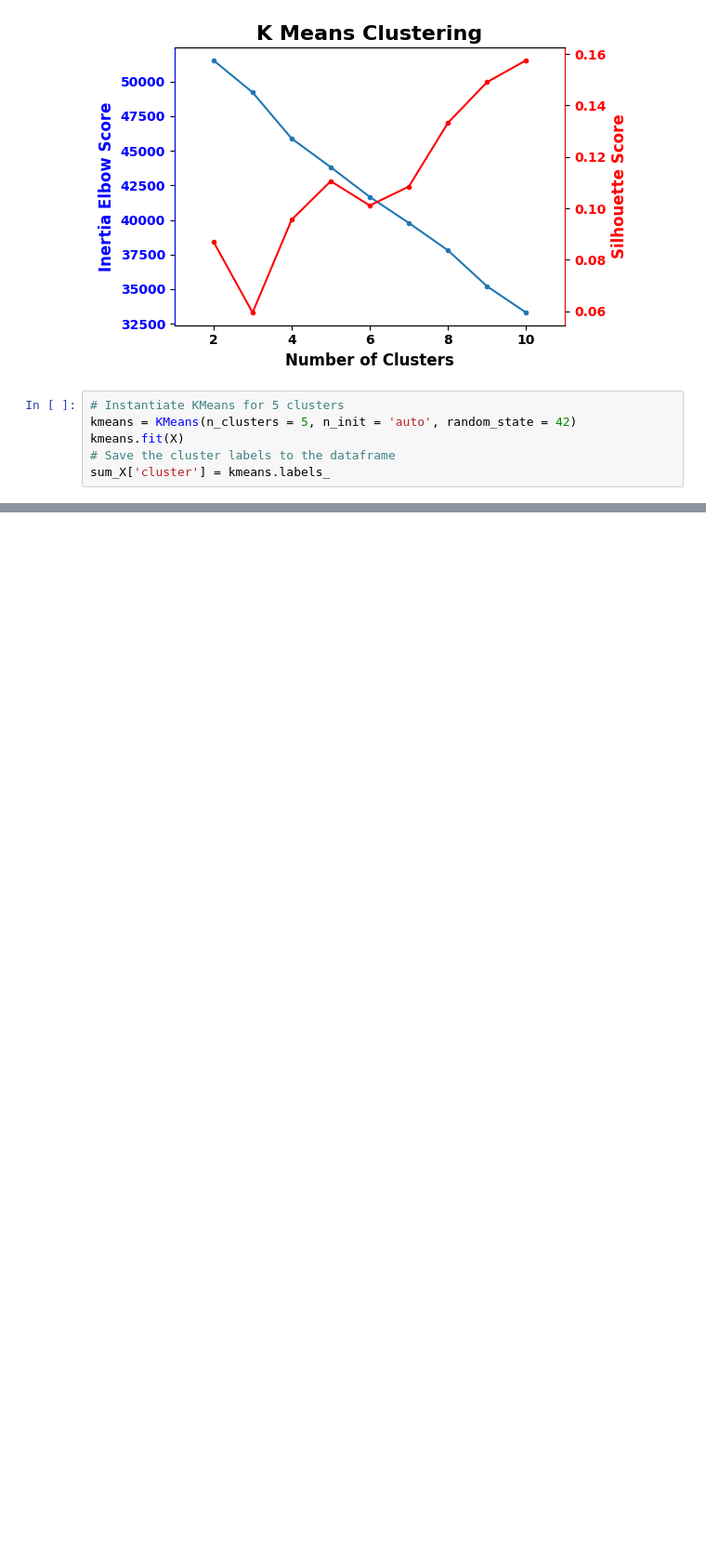
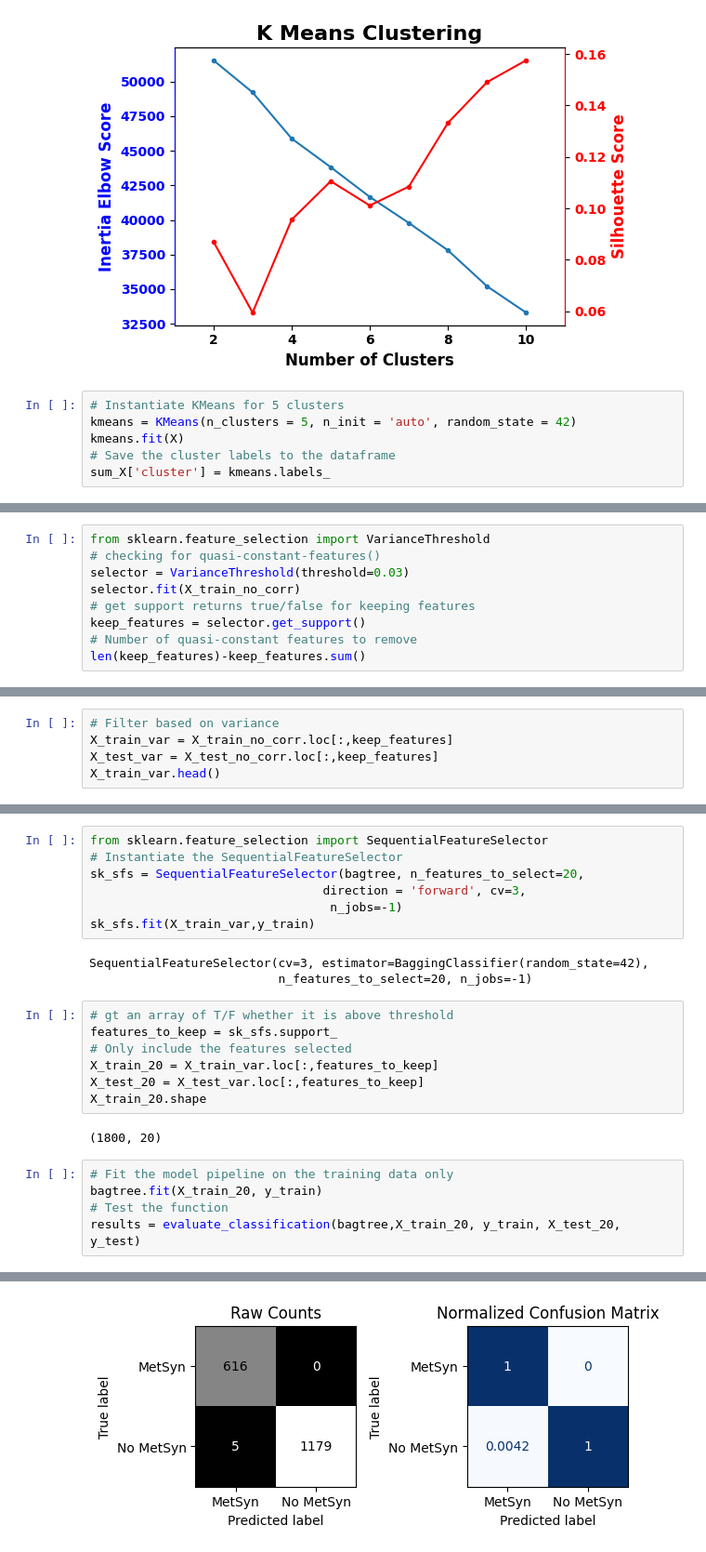
Before and after one commit to dimLMT/Metabolic-Syndrome-Forecast, a Jupyter notebook: part2.ipynb, the cells around one changed output, grey strips where cells are left out. Shown at 93% size. Drawn from its saved outputs; the diff is of its cells as text; blank space fills up the shorter version.

```diff
--- a/part2.ipynb
+++ b/part2.ipynb
@@ -337,0 +363,9 @@ weighted avg       0.87      0.87      0.87       601
+# %%
+from sklearn.feature_selection import VarianceThreshold
+# checking for quasi-constant-features()
+selector = VarianceThreshold(threshold=0.03)
+selector.fit(X_train_no_corr)
+# get support returns true/false for keeping features
+keep_features = selector.get_support()
+# Number of quasi-constant features to remove
+len(keep_features)-keep_features.sum()
@@ -337,0 +374,5 @@ weighted avg       0.87      0.87      0.87       601
+# %%
+# Filter based on variance
+X_train_var = X_train_no_corr.loc[:,keep_features]
+X_test_var = X_test_no_corr.loc[:,keep_features]
+X_train_var.head()
@@ -337,0 +386,25 @@ weighted avg       0.87      0.87      0.87       601
+# %%
+from sklearn.feature_selection import SequentialFeatureSelector
+# Instantiate the SequentialFeatureSelector
+sk_sfs = SequentialFeatureSelector(bagtree, n_features_to_select=20,
+                                direction = 'forward', cv=3,
+                                 n_jobs=-1)
+sk_sfs.fit(X_train_var,y_train)
+# %% [output]
+SequentialFeatureSelector(cv=3, estimator=BaggingClassifier(random_state=42),
+                          n_features_to_select=20, n_jobs=-1)
+# %%
+# gt an array of T/F whether it is above threshold
+features_to_keep = sk_sfs.support_
+# Only include the features selected
+X_train_20 = X_train_var.loc[:,features_to_keep]
+X_test_20 = X_test_var.loc[:,features_to_keep]
+X_train_20.shape
+# %% [output]
+(1800, 20)
+# %%
+# Fit the model pipeline on the training data only
+bagtree.fit(X_train_20, y_train)
+# Test the function
+results = evaluate_classification(bagtree,X_train_20, y_train, X_test_20, y_test)
+# %% [output]
@@ -337,0 +422 @@ weighted avg       0.87      0.87      0.87       601
+[figure, added]
```
Also changed, not shown: parts of 13 cells of this notebook.
